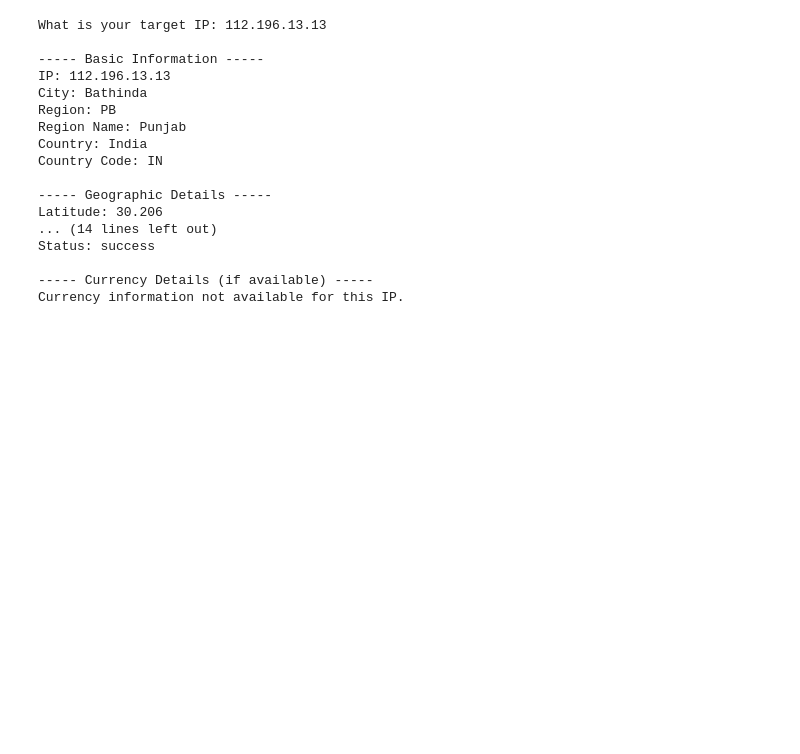
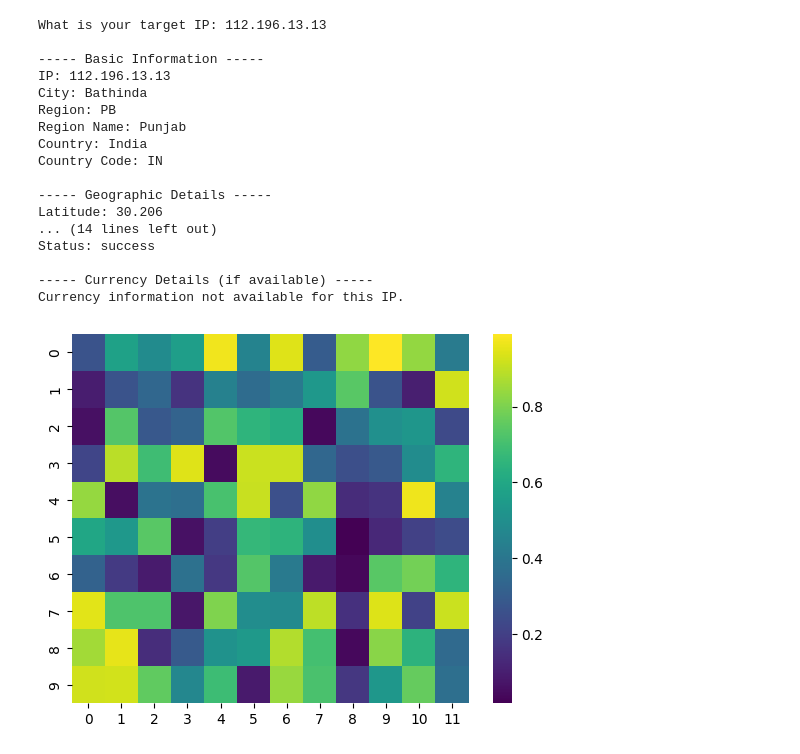
Before and after one commit to baiju012/Practice, a Jupyter notebook: practice.ipynb, the cells around one changed output. Saved outputs shown, nothing was run; the diff lists cells and outputs as text; code cells hidden in the pictures; blank space fills up the shorter version.

```diff
--- a/practice.ipynb
+++ b/practice.ipynb
@@ -393,3 +393,14 @@ Status: success
 
 ----- Currency Details (if available) -----
 Currency information not available for this IP.
+# %%
+import seaborn as sns
+import matplotlib.pyplot as plt
+import pandas as pd
+import numpy as np
+
+data = np.random.rand(10,12)
+sns.heatmap(data, cmap = 'viridis')
+plt.show()
+# %% [output]
+[figure, added]
```
Also changed, not shown: parts of 10 cells of this notebook.
